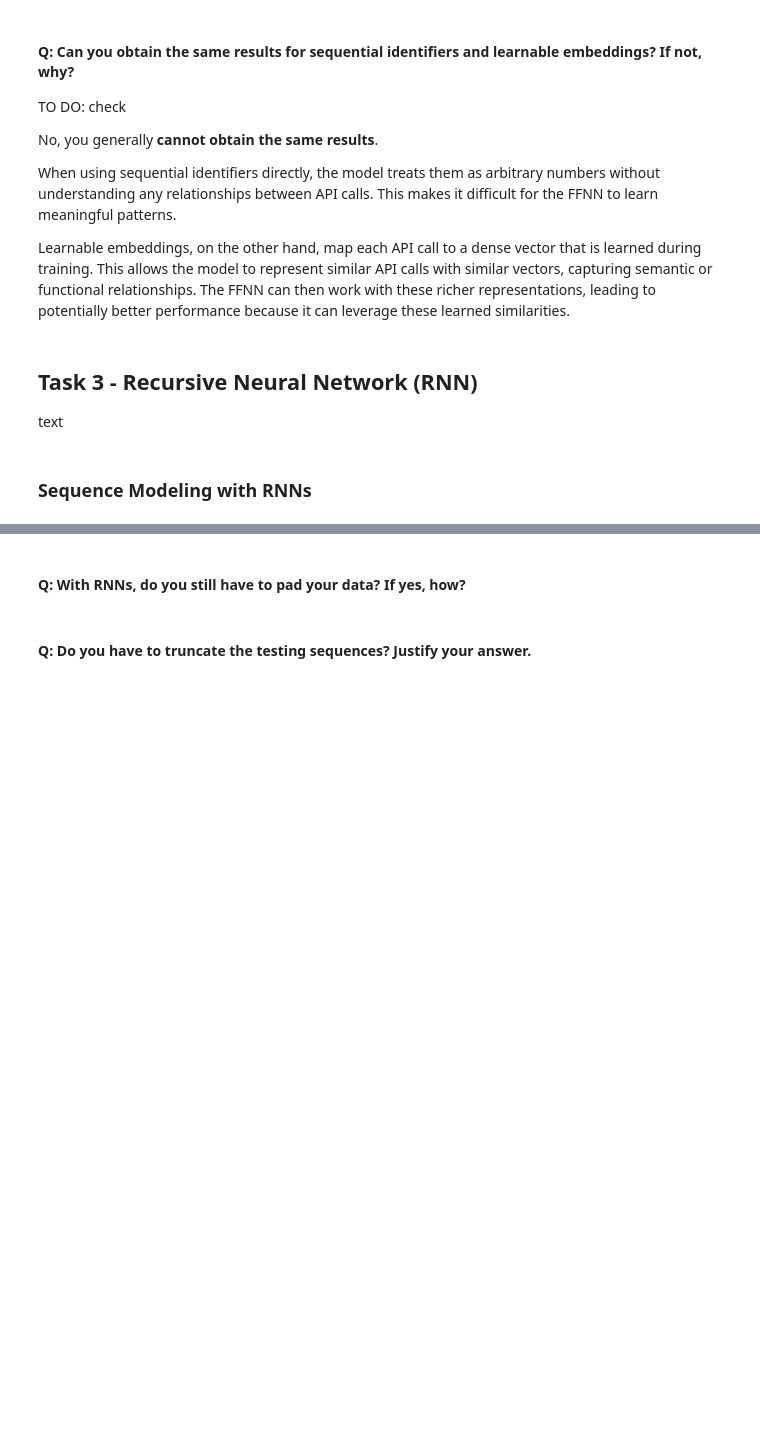
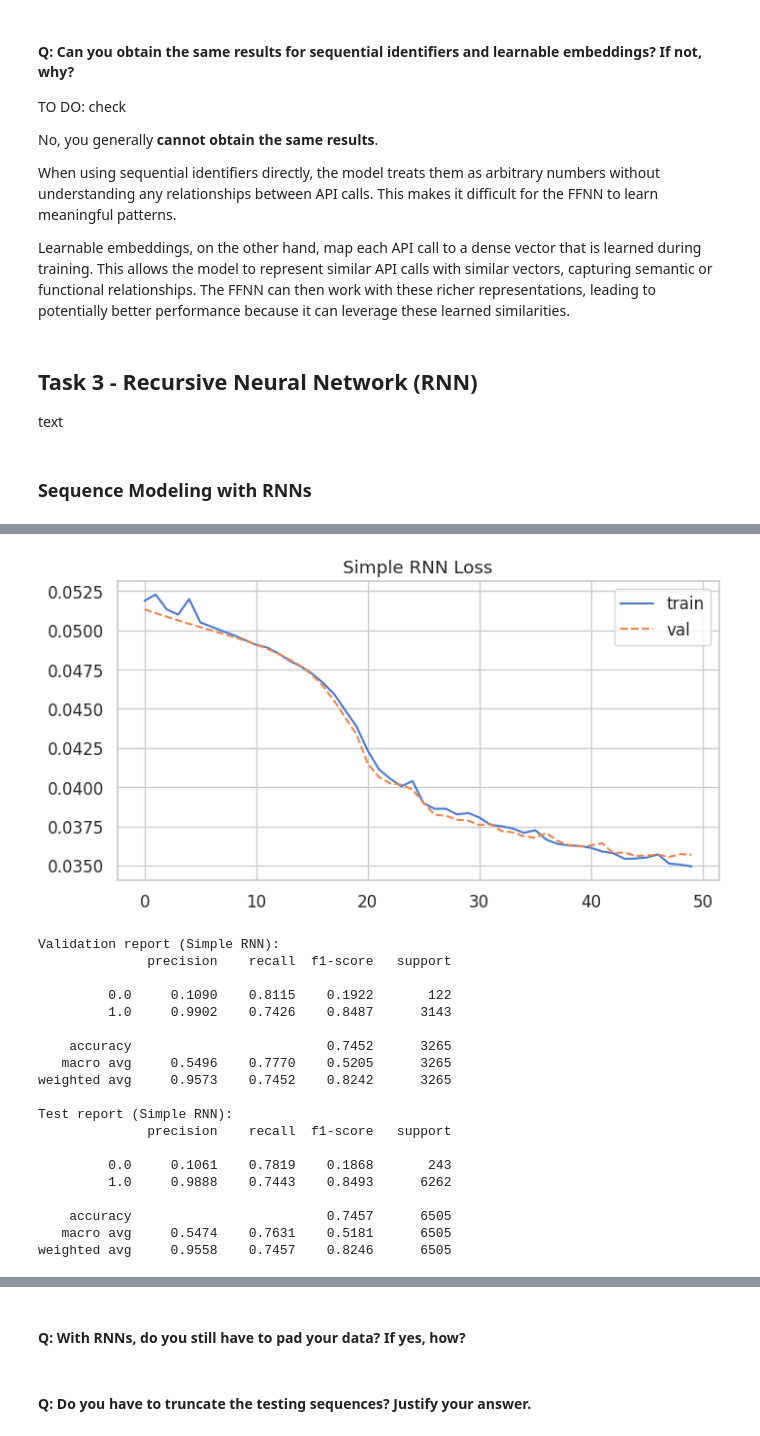
Before and after one commit to AImSecure/Laboratory2, a Jupyter notebook: lab/notebooks/Lab2_FFNN_RNN_GNN.ipynb, the cells around one changed output, grey strips where cells are left out. Saved outputs shown, nothing was run; the diff lists cells and outputs as text; code cells hidden in the pictures; blank space fills up the shorter version.

```diff
--- a/lab/notebooks/Lab2_FFNN_RNN_GNN.ipynb
+++ b/lab/notebooks/Lab2_FFNN_RNN_GNN.ipynb
@@ -1476,0 +1380,59 @@ weighted avg     0.9683    0.9722    0.9690      6505
+# %%
+# --- Variation 1: Simple one-directional RNN (nn.RNN) ---
+class SimpleRNNClassifier(nn.Module):
+    def __init__(self, vocab_size, embed_dim=32, hidden_size=128, num_layers=1, bidirectional=False, dropout=0.0):
+        super(SimpleRNNClassifier, self).__init__()
+        self.embedding = nn.Embedding(num_embeddings=vocab_size, embedding_dim=embed_dim, padding_idx=0)
+        self.rnn = nn.RNN(input_size=embed_dim, hidden_size=hidden_size, num_layers=num_layers,
+                          batch_first=True, nonlinearity='tanh', bidirectional=bidirectional, dropout=dropout if num_layers>1 else 0.0)
+        self.bidirectional = bidirectional
+        fc_in = hidden_size * (2 if bidirectional else 1)
+        self.fc = nn.Sequential(nn.Linear(fc_in, 64), nn.ReLU(), nn.Dropout(0.3), nn.Linear(64, 1))
+
+    def forward(self, x, lengths):
+        emb = self.embedding(x)
+        packed = pack_padded_sequence(emb, lengths.cpu(), batch_first=True, enforce_sorted=True)
+        packed_out, hn = self.rnn(packed)
+        # hn shape: [num_layers * num_directions, batch, hidden]
+        if self.bidirectional:
+            h_last = torch.cat([hn[-2], hn[-1]], dim=1)
+        else:
+            h_last = hn[-1]
+        out = self.fc(h_last)
+        return out
+
+# Instantiate and train the simple RNN
+vocab_size_rnn = len(api_to_id)
+model_simple_rnn = SimpleRNNClassifier(vocab_size=vocab_size_rnn, embed_dim=32, hidden_size=128, num_layers=1, bidirectional=False).to(device)
+# Compute class balance from training subset and set pos_weight for BCEWithLogitsLoss
+pos = sum(train_labels_sub)  # number of positive (1) samples
+neg = len(train_labels_sub) - pos
+if pos == 0:
+    pos_weight = torch.tensor(1.0, device=device)
+else:
+    pos_weight = torch.tensor(float(neg) / float(pos), device=device)
+criterion = nn.BCEWithLogitsLoss(pos_weight=pos_weight)
+optimizer = optim.AdamW(model_simple_rnn.parameters(), lr=1e-5)
+
+# Train
+model_simple_rnn, history_simple, elapsed_simple = train_rnn_common(model_simple_rnn, train_loader_rnn, val_loader_rnn, optimizer, criterion, epochs=50)
+elapsed_str = time.strftime('%H:%M:%S', time.gmtime(elapsed_simple))
+print(f'\nSimple RNN training time: {elapsed_str} — {elapsed_simple:.2f} seconds')
+
+# Plot loss
+plt.figure(figsize=(8,4))
+plt.plot(history_simple['train_loss'], label='train')
+plt.plot(history_simple['val_loss'], '--', label='val')
+plt.title('Simple RNN Loss')
+plt.legend()
+save_plot(plt.gcf(), 'simple_rnn_loss', save_dir)
+plt.show()
+
+# Evaluation
+y_val_true, y_val_pred = predict_loader(model_simple_rnn, val_loader_rnn)
+print('Validation report (Simple RNN):')
+print(classification_report(y_val_true, y_val_pred, digits=4, zero_division=0))
+y_test_true, y_test_pred = predict_loader(model_simple_rnn, test_loader_rnn)
+print('Test report (Simple RNN):')
+print(classification_report(y_test_true, y_test_pred, digits=4, zero_division=0))
+# %% [output]
@@ -1476,0 +1452,20 @@ weighted avg     0.9683    0.9722    0.9690      6505
+[figure, added]
+Validation report (Simple RNN):
+              precision    recall  f1-score   support
+
+         0.0     0.1090    0.8115    0.1922       122
+         1.0     0.9902    0.7426    0.8487      3143
+
+    accuracy                         0.7452      3265
+   macro avg     0.5496    0.7770    0.5205      3265
+weighted avg     0.9573    0.7452    0.8242      3265
+
+Test report (Simple RNN):
+              precision    recall  f1-score   support
+
+         0.0     0.1061    0.7819    0.1868       243
+         1.0     0.9888    0.7443    0.8493      6262
+
+    accuracy                         0.7457      6505
+   macro avg     0.5474    0.7631    0.5181      6505
+weighted avg     0.9558    0.7457    0.8246      6505
```
Also changed, not shown: parts of 18 cells of this notebook.
